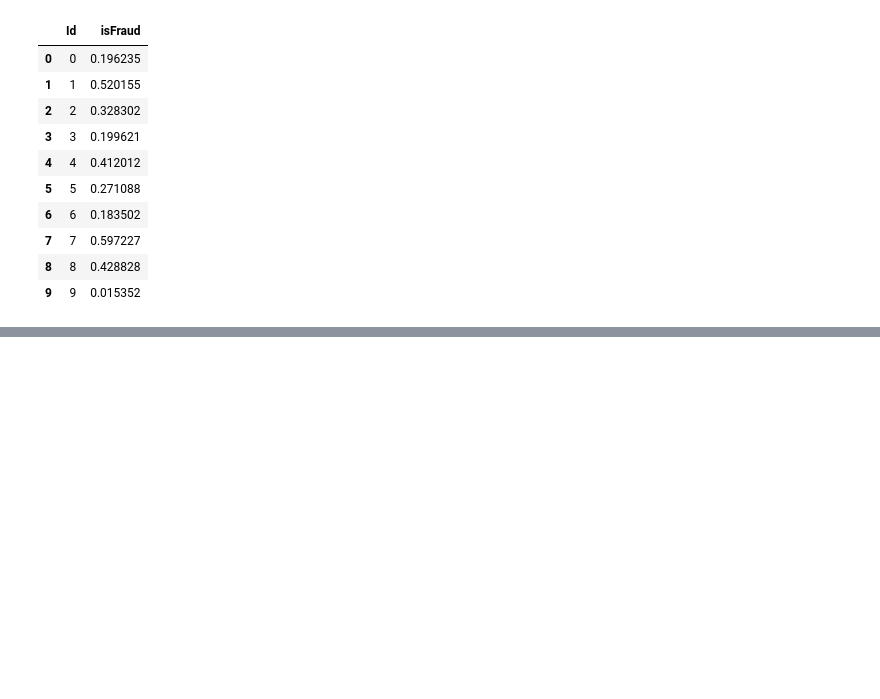
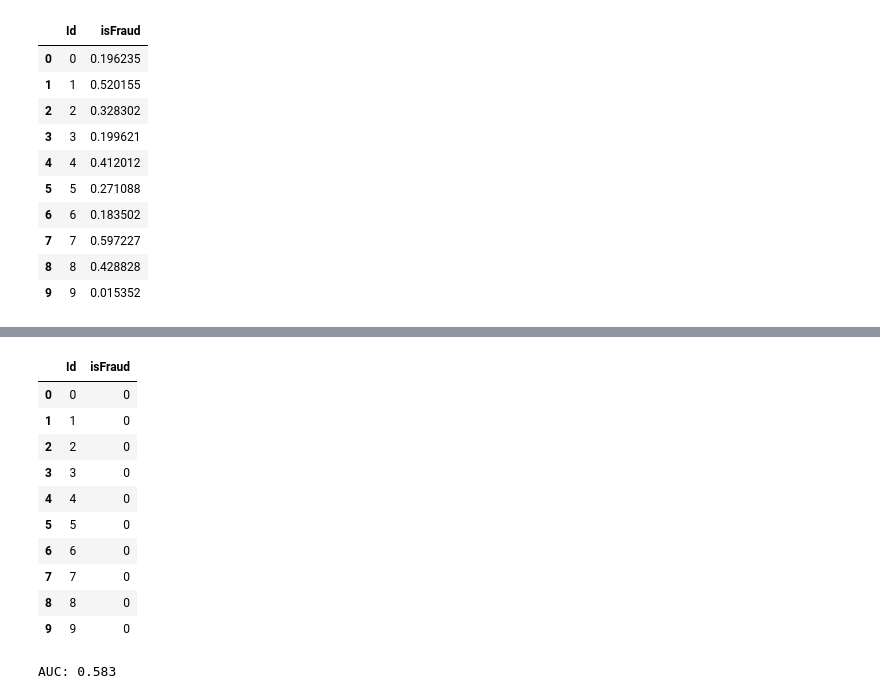
Before and after one commit to dhruvgupta121/MLAvengers, a Jupyter notebook: feature-engg.ipynb, the cells around one changed output, grey strips where cells are left out. Saved outputs shown, nothing was run; the diff lists cells and outputs as text; code cells hidden in the pictures; blank space fills up the shorter version.

Commit message:
Implemented Random Forest

```diff
--- a/feature-engg.ipynb
+++ b/feature-engg.ipynb
@@ -251,0 +254,10 @@ sample_submission.head(10)
+# %%
+from sklearn.ensemble import RandomForestClassifier
+clf = RandomForestClassifier(n_estimators=10, max_depth=6, n_jobs=1, verbose=2)
+
+
+clf.fit(X_train, y_train)
+
+
+
+y_preds = clf.predict(X_test)
@@ -251,0 +281,25 @@ sample_submission.head(10)
+# %%
+# merge prediction results with test transactions
+sample_submission = pd.read_csv("../input/submission/sample_submission.csv")
+sample_submission['isFraud']=y_preds
+sample_submission.head(10)
+sample_submission.to_csv('Random_forest.csv', index=False)
+sample_submission.head(10)
+# %% [output]
+|  | Id | isFraud |
+| 0 | 0 | 0 |
+| 1 | 1 | 0 |
+| 2 | 2 | 0 |
+| 3 | 3 | 0 |
+| 4 | 4 | 0 |
+| 5 | 5 | 0 |
+| 6 | 6 | 0 |
+| 7 | 7 | 0 |
+| 8 | 8 | 0 |
+| 9 | 9 | 0 |
+# %%
+# accuracy on y_test
+auc = roc_auc_score(y_test, y_preds)
+print('AUC: %.3f' % auc)
+# %% [output]
+AUC: 0.583
```
Also changed, not shown: parts of 2 cells of this notebook.
